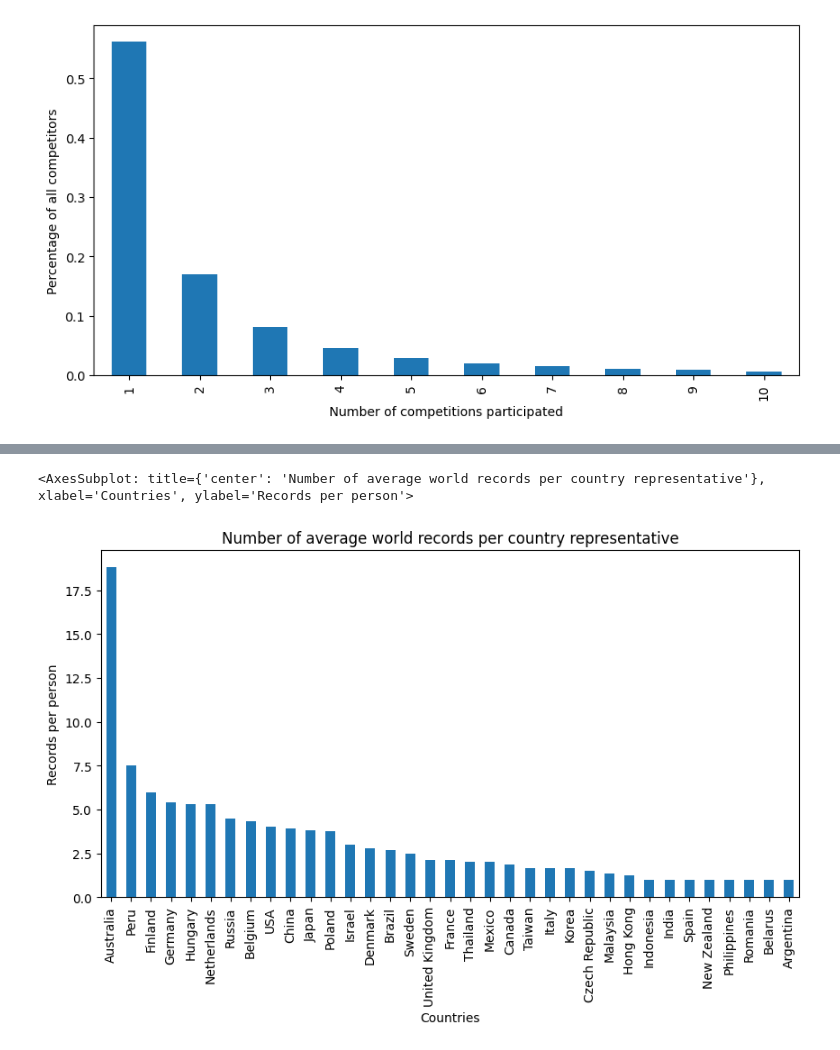
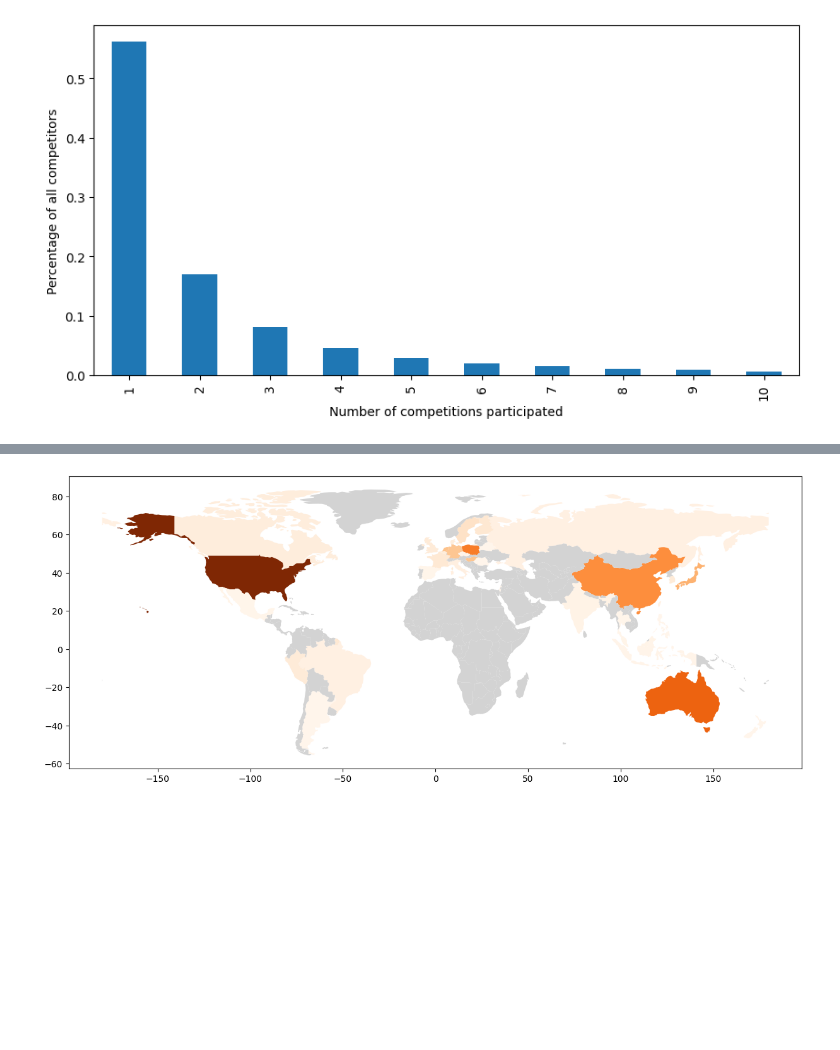
Before and after one commit to oskarkuuse/IDSproject, a Jupyter notebook: notebooks/general.ipynb, the cells around one changed output, grey strips where cells are left out. Cells and saved outputs as stored; diff of their text form; code cells hidden in the pictures; blank space fills up the shorter version.

Commit message:
Improved the analysis of WRs distribution

```diff
--- a/notebooks/general.ipynb
+++ b/notebooks/general.ipynb
@@ -95,6 +108,31 @@ countryWRs['records'] = countryWRs['records'] / countryWRs['individuals']
-# %%
-countryWRs = countryWRs.sort_values(by=['records'], ascending=False)
-countryWRs.plot(kind='bar',x='country', y='records', legend=False, xlabel='Countries', ylabel='Records per person', title='Number of average world records per country representative')
-# %% [output]
-<AxesSubplot: title={'center': 'Number of average world records per country representative'}, xlabel='Countries', ylabel='Records per person'>
-[figure, removed]
+# %%
+# Similar world-heatmap that displays WR distribution visually
+
+countryWRsCC = pd.read_csv('../datasets/countriesByWRsISO3.csv')
+
+world = gpd.read_file(gpd.datasets.get_path('naturalearth_lowres'))
+world = world[(world.name != "Antarctica")].reset_index().drop(columns=['index'])
+
+world['records'] = np.NAN
+for i in range(len(world)):
+    code = world.iloc[i].iso_a3
+    row = countryWRsCC[countryWRsCC['iso3'] == code]
+    if code == "USA":
+        world.at[i, 'records'] = 200
+        continue
+    if len(row) == 0:
+        world.at[i, 'records'] = np.nan
+    else:
+        world.at[i, 'records'] = row['records']
+
+plt.rcParams['figure.figsize'] = (15, 10)
+fig = world.plot(column='records',
+           cmap='Oranges',
+           missing_kwds={
+        "color": "lightgrey",
+        # "edgecolor": "red",
+        # "hatch": "///",
+        "label": "Missing values",
+    },)
+# %% [output]
+[figure, added]
```
Also changed, not shown: parts of 2 cells of this notebook, 4 other files.
